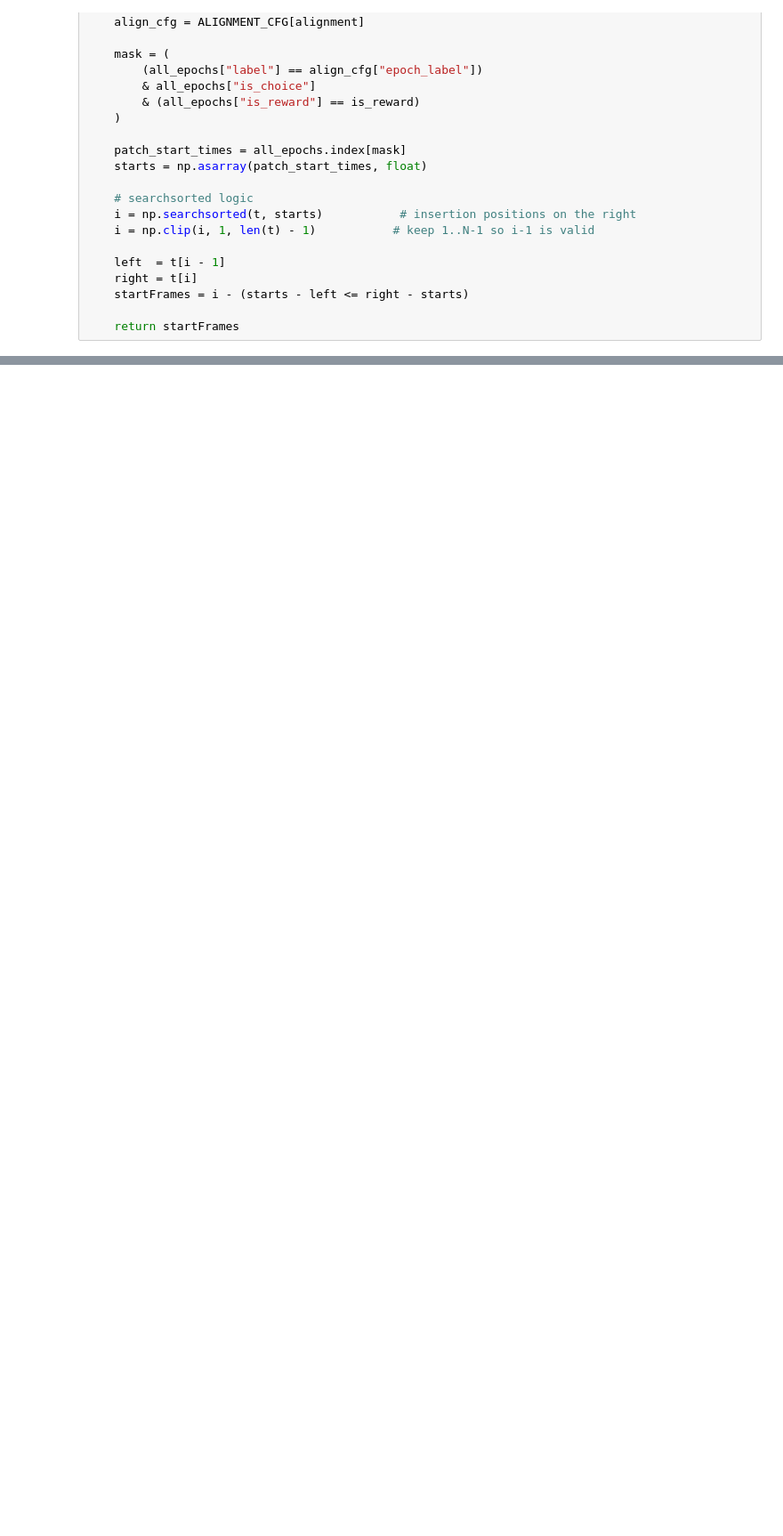
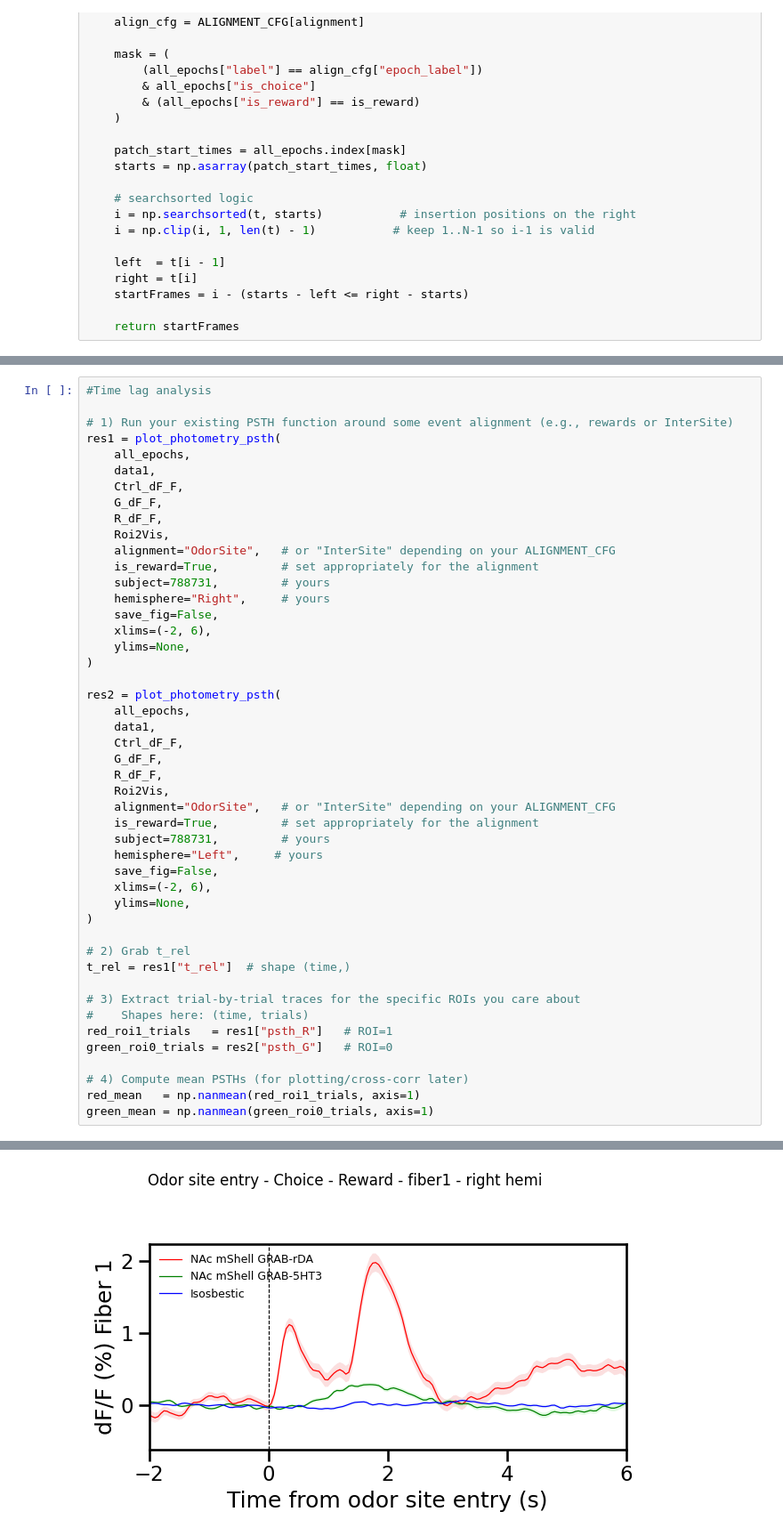
Before and after one commit to jasonyslee/Aind.Behavior.VrForaging.Analysis, a Jupyter notebook: notebooks/BehaviorAnalysis/General/evaluate_behavior_with_FIP_v3.ipynb, the cells around one changed output, grey strips where cells are left out. Shown at 89% size. Cells and saved outputs as stored; diff of their text form; blank space fills up the shorter version.

Commit message:
New version of FIP analysis v4

```diff
--- a/notebooks/BehaviorAnalysis/General/evaluate_behavior_with_FIP_v3.ipynb
+++ b/notebooks/BehaviorAnalysis/General/evaluate_behavior_with_FIP_v3.ipynb
@@ -1323,0 +1362,48 @@ all_epochs
+# %%
+#Time lag analysis
+
+# 1) Run your existing PSTH function around some event alignment (e.g., rewards or InterSite)
+res1 = plot_photometry_psth(
+    all_epochs,
+    data1,
+    Ctrl_dF_F,
+    G_dF_F,
+    R_dF_F,
+    Roi2Vis,
+    alignment="OdorSite",   # or "InterSite" depending on your ALIGNMENT_CFG
+    is_reward=True,         # set appropriately for the alignment
+    subject=788731,         # yours
+    hemisphere="Right",     # yours
+    save_fig=False,
+    xlims=(-2, 6),
+    ylims=None,
+)
+
+res2 = plot_photometry_psth(
+    all_epochs,
+    data1,
+    Ctrl_dF_F,
+    G_dF_F,
+    R_dF_F,
+    Roi2Vis,
+    alignment="OdorSite",   # or "InterSite" depending on your ALIGNMENT_CFG
+    is_reward=True,         # set appropriately for the alignment
+    subject=788731,         # yours
+    hemisphere="Left",     # yours
+    save_fig=False,
+    xlims=(-2, 6),
+    ylims=None,
+)
+
+# 2) Grab t_rel
+t_rel = res1["t_rel"]  # shape (time,)
+
+# 3) Extract trial-by-trial traces for the specific ROIs you care about
+#    Shapes here: (time, trials)
+red_roi1_trials   = res1["psth_R"]   # ROI=1
+green_roi0_trials = res2["psth_G"]   # ROI=0
+
+# 4) Compute mean PSTHs (for plotting/cross-corr later)
+red_mean   = np.nanmean(red_roi1_trials, axis=1)
+green_mean = np.nanmean(green_roi0_trials, axis=1)
+# %% [output]
@@ -1323,0 +1411 @@ all_epochs
+[figure, added]
```
Also changed, not shown: parts of 17 cells of this notebook, 1 other file.
